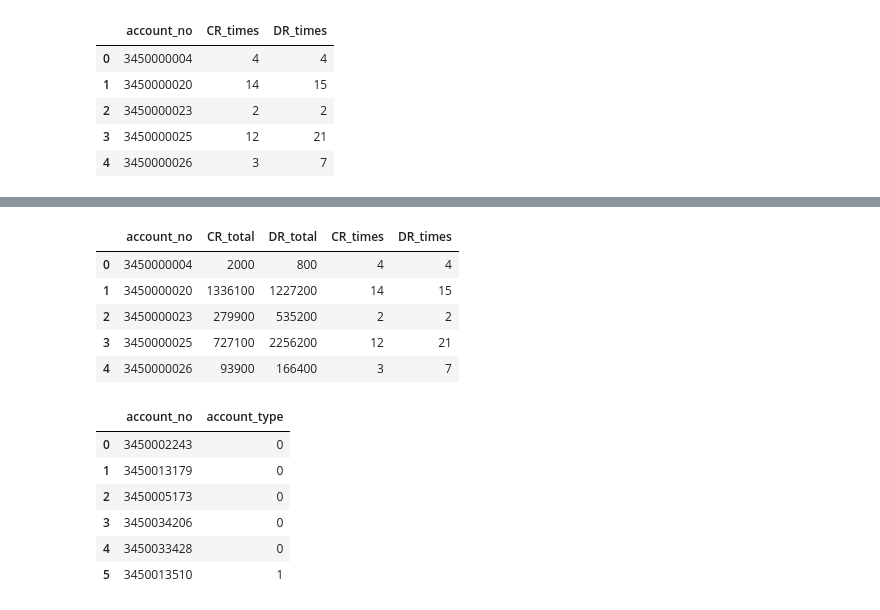
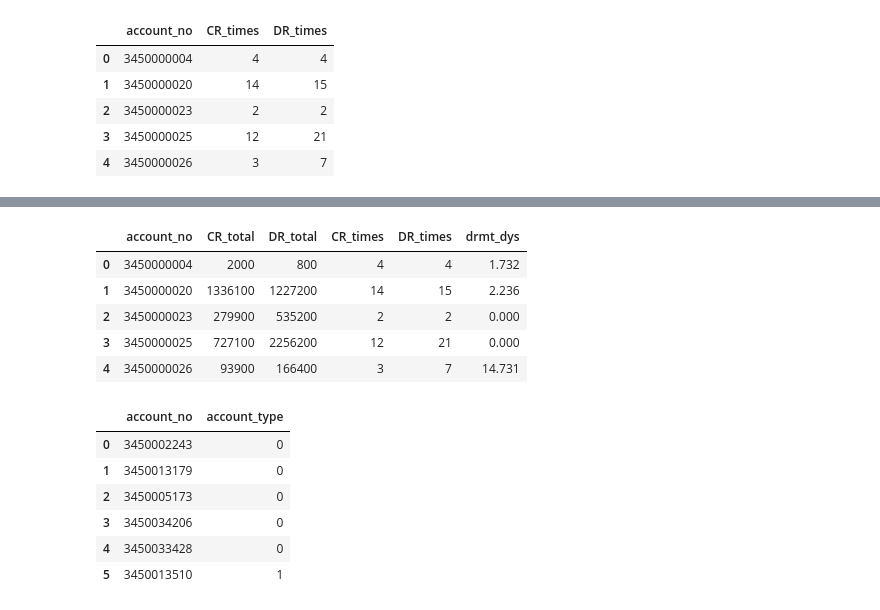
Before and after one commit to chawasit/Techjam-Data-Track-by-KBTG, a Jupyter notebook: 4/AccountTypePrediction-Mie.ipynb, the cells around one changed output, grey strips where cells are left out. Drawn from its saved outputs; the diff is of its cells as text; code cells hidden in the pictures.

```diff
--- a/4/AccountTypePrediction-Mie.ipynb
+++ b/4/AccountTypePrediction-Mie.ipynb
@@ -137,3 +137,6 @@ transaction_per_day_pivot_2.head()
 | 2 | 3450000023 | 2 | 2 |
 | 3 | 3450000025 | 12 | 21 |
 | 4 | 3450000026 | 3 | 7 |
+# %%
+transaction_drmt_days = account_info[['account_no', 'drmt_dys',]].groupby(['account_no']).sum().reset_index()
+transaction_drmt_days.head()
@@ -140,13 +150,16 @@ transaction_per_day_pivot_2.head()
 # %%
 account_txn_summary = transaction_per_day_pivot.join(transaction_per_day_pivot_2.set_index('account_no'), on='account_no', how='left')
+account_txn_summary = account_txn_summary.join(transaction_drmt_days.set_index('account_no'), on='account_no', how='left')
+account_txn_summary['drmt_dys'].fillna(0, inplace=True)
+account_txn_summary["drmt_dys"] = np.sqrt(account_txn_summary["drmt_dys"])
 account_txn_summary.head()
 # %% [output]
-|  | account_no | CR_total | DR_total | CR_times | DR_times |
-| 0 | 3450000004 | 2000 | 800 | 4 | 4 |
-| 1 | 3450000020 | 1336100 | 1227200 | 14 | 15 |
-| 2 | 3450000023 | 279900 | 535200 | 2 | 2 |
-| 3 | 3450000025 | 727100 | 2256200 | 12 | 21 |
-| 4 | 3450000026 | 93900 | 166400 | 3 | 7 |
+|  | account_no | CR_total | DR_total | CR_times | DR_times | drmt_dys |
+| 0 | 3450000004 | 2000 | 800 | 4 | 4 | 1.732 |
+| 1 | 3450000020 | 1336100 | 1227200 | 14 | 15 | 2.236 |
+| 2 | 3450000023 | 279900 | 535200 | 2 | 2 | 0.000 |
+| 3 | 3450000025 | 727100 | 2256200 | 12 | 21 | 0.000 |
+| 4 | 3450000026 | 93900 | 166400 | 3 | 7 | 14.731 |
 # %%
 data_training.loc[data_training["account_type"] == "sa", "account_type"] = 0
 data_training.loc[data_training["account_type"] == "ca", "account_type"] = 1
```
Also changed, not shown: parts of 8 cells of this notebook, 2 other files.
